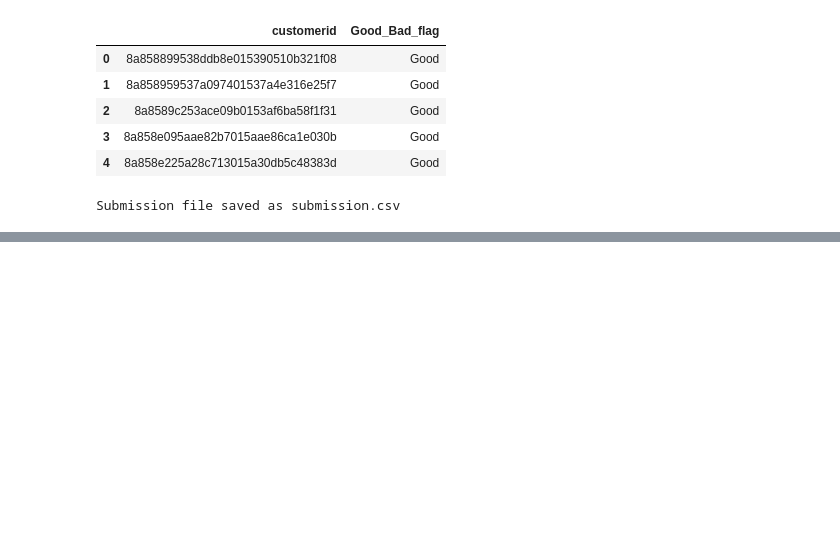
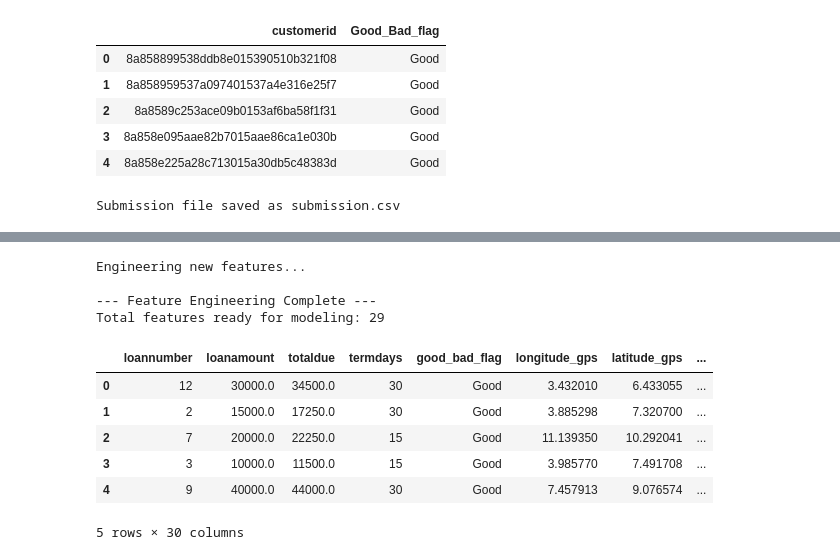
Before and after one commit to KalonzoBrian/LEARNING-PYTHON, a Jupyter notebook: Loan_prediction.ipynb, the cells around one changed output, grey strips where cells are left out. Cells and saved outputs as stored; diff of their text form; code cells hidden in the pictures; blank space fills up the shorter version.

```diff
--- a/Loan_prediction.ipynb
+++ b/Loan_prediction.ipynb
@@ -878,0 +980,45 @@ Submission file saved as submission.csv
+# %%
+# --- STEP 3: FEATURE ENGINEERING ---
+print("Engineering new features...")
+
+# 1. Date-based Features
+# Calculate Age at time of loan application (in exact years)
+train_merged['age_at_application'] = (train_merged['creationdate'] - train_merged['birthdate']).dt.days / 365.25
+
+# Calculate loan processing time (in days)
+train_merged['processing_days'] = (train_merged['approveddate'] - train_merged['creationdate']).dt.total_seconds() / (24 * 3600)
+
+# 2. Financial Features
+# Calculate the interest/fee percentage
+train_merged['interest_fee_rate'] = (train_merged['totaldue'] - train_merged['loanamount']) / train_merged['loanamount']
+
+# Compare current loan to their maximum previous loan
+# A sudden spike in borrowing amount could indicate risk
+train_merged['loan_growth_ratio'] = train_merged['loanamount'] / (train_merged['max_prev_loanamount'] + 1) # +1 to prevent dividing by zero
+
+# 3. Categorical Encoding (One-Hot Encoding)
+# Converting text like "Permanent" or "Savings" into 1s and 0s
+categorical_cols = ['bank_account_type', 'employment_status_clients', 'level_of_education_clients']
+train_merged = pd.get_dummies(train_merged, columns=categorical_cols, drop_first=True)
+
+# 4. Final Cleanup
+# Drop the raw date columns and IDs that the ML model cannot use mathematically
+# (Keep 'good_bad_flag' as it is our target variable)
+columns_to_drop = ['customerid', 'systemloanid', 'birthdate', 'approveddate', 'creationdate']
+train_merged = train_merged.drop(columns=columns_to_drop, errors='ignore')
+
+print("\n--- Feature Engineering Complete ---")
+print(f"Total features ready for modeling: {train_merged.shape[1] - 1}")
+train_merged.head()
+# %% [output]
+Engineering new features...
+
+--- Feature Engineering Complete ---
+Total features ready for modeling: 29
+|  | loannumber | loanamount | totaldue | termdays | good_bad_flag | longitude_gps | latitude_gps | ... |
+| 0 | 12 | 30000.0 | 34500.0 | 30 | Good | 3.432010 | 6.433055 | ... |
+| 1 | 2 | 15000.0 | 17250.0 | 30 | Good | 3.885298 | 7.320700 | ... |
+| 2 | 7 | 20000.0 | 22250.0 | 15 | Good | 11.139350 | 10.292041 | ... |
+| 3 | 3 | 10000.0 | 11500.0 | 15 | Good | 3.985770 | 7.491708 | ... |
+| 4 | 9 | 40000.0 | 44000.0 | 30 | Good | 7.457913 | 9.076574 | ... |
+5 rows × 30 columns
```
Also changed, not shown: parts of 7 cells of this notebook.
